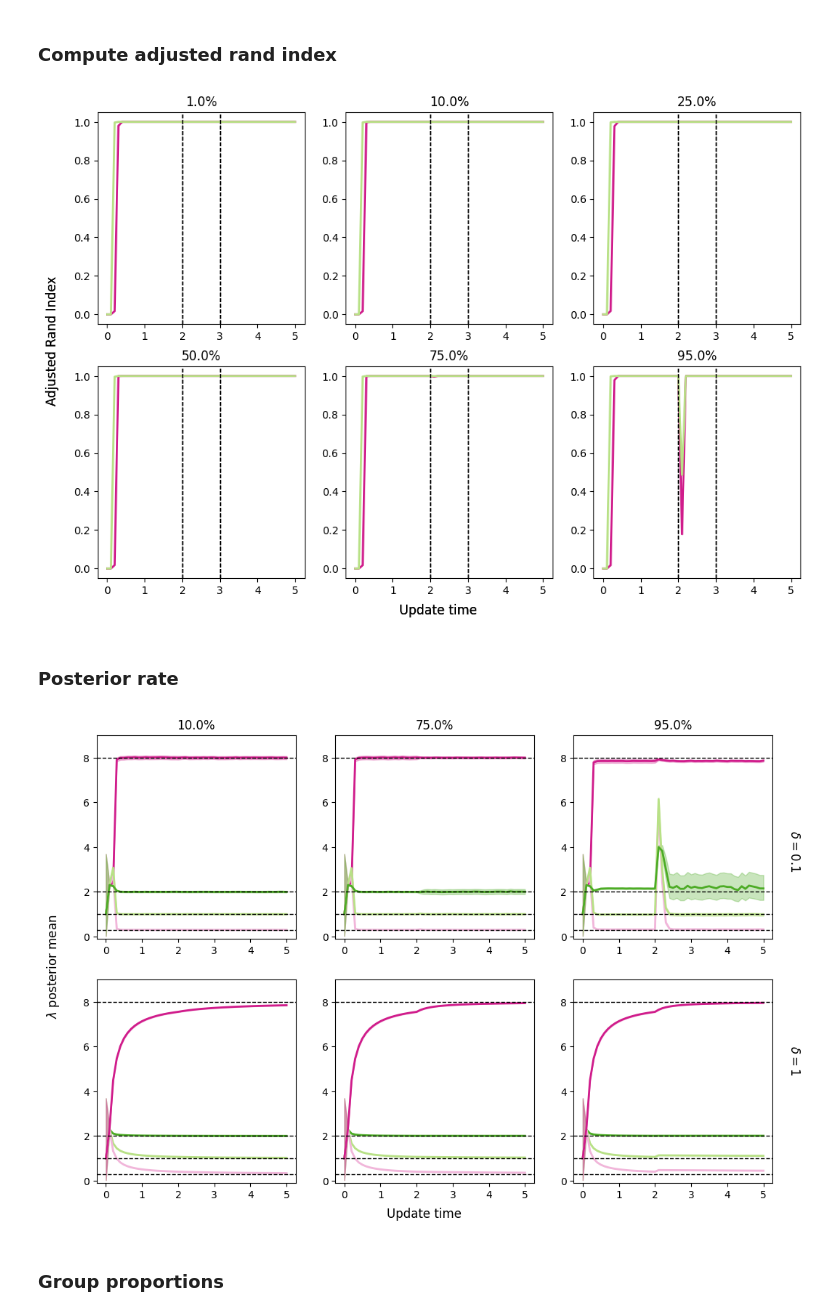
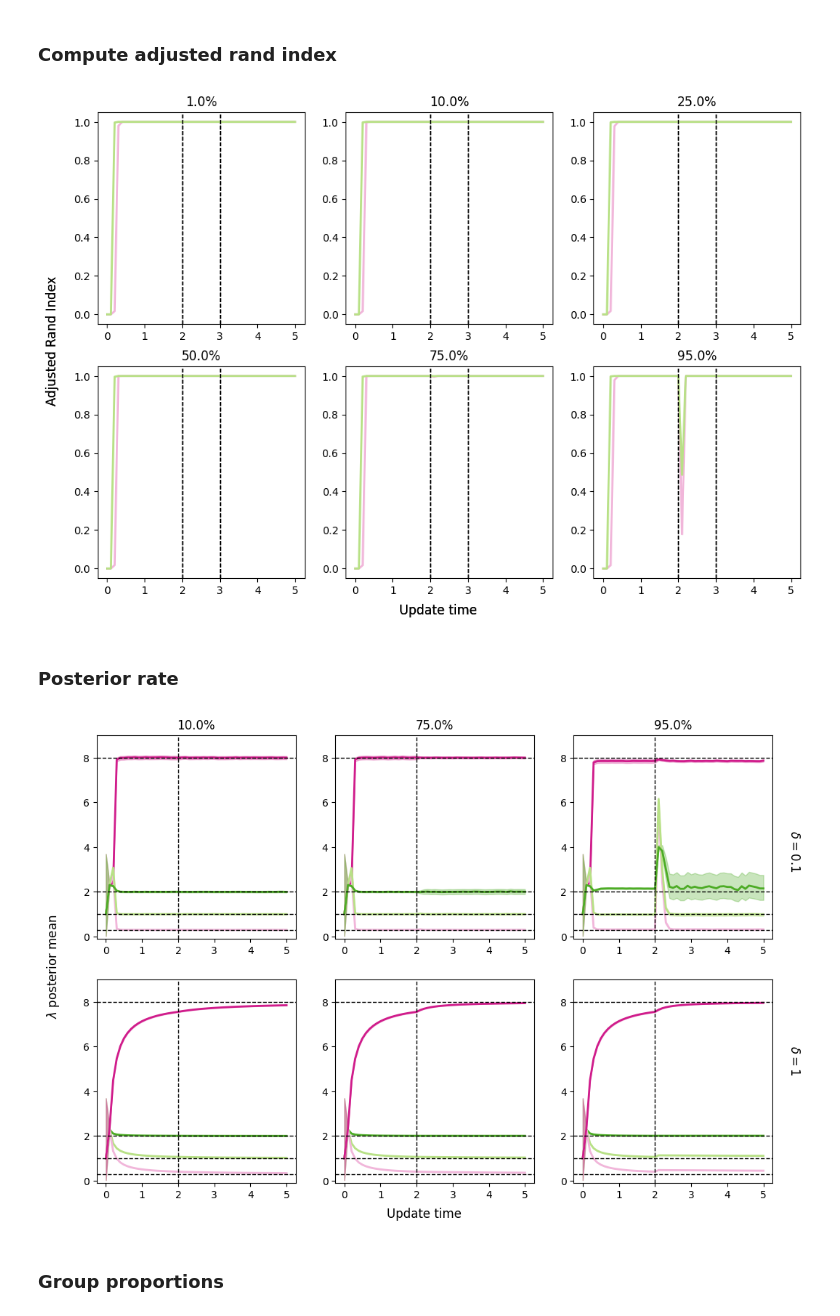
Before and after one commit to joshcorneck/dynamicBHPP, a Jupyter notebook: analyses/simulation_studies/simulation_output/simulation_study_1/output_analysis_1.ipynb, the cells around one changed output. Saved outputs shown, nothing was run; the diff lists cells and outputs as text; code cells hidden in the pictures.

Commit message:
To make plots

```diff
--- a/analyses/simulation_studies/simulation_output/simulation_study_1/output_analysis_1.ipynb
+++ b/analyses/simulation_studies/simulation_output/simulation_study_1/output_analysis_1.ipynb
@@ -142,35 +142,37 @@ for sim in range(14):
 fig, axs = plt.subplots(2, 3, figsize=(12, 8))
 
 row_counter = -1
 prop_swap = [0.01, 0.1, 0.25, 0.5, 0.75, 0.95]
 group_1_count = -1
 for i in range(2):
     for j in range(3):
         group_1_count += 1
         for delta in [0.1, 1]:
             index = df_ARI[
                         (df_ARI['delta'] == delta)
                         &
                         (df_ARI['prop_swap'] == prop_swap[group_1_count])
                         ].index[0]
             ARI_data = df_ARI.loc[index, ['ARI']]
             temp_array = np.array([np.array(entry) for entry in ARI_data['ARI']])
             mean_ARI = temp_array.mean(axis=0)
             if delta == 0.1:
-                axs[i,j].plot(np.arange(0, 5 + 0.1, 0.1), mean_ARI, color = colours[0],
+                axs[i,j].plot(np.arange(0, 5 + 0.1, 0.1), mean_ARI, color = colours[1],
                               linewidth=2)
                 axs[i,j].set_title(fr"{prop_swap[group_1_count] * 100}%", fontsize=12)
             if delta == 1:
                 axs[i,j].plot(np.arange(0, 5 + 0.1, 0.1), mean_ARI, color = colours[2],
                               linewidth=2)
                 axs[i,j].set_title(fr"{prop_swap[group_1_count] * 100}%", fontsize=12)
             axs[i,j].axvline(x=2, linestyle='--', linewidth=1, color='black')
             axs[i,j].axvline(x=3, linestyle='--', linewidth=1, color='black')
 
     fig.text(0.5, 0.05, 'Update time', ha='center', fontsize=12)
     fig.text(0.075, 0.4, 'Adjusted Rand Index', ha='center', rotation='vertical', fontsize=12)
+
+plt.savefig("analyses/simulation_studies/simulation_output/simulation_study_1/plots/ARI_time.pdf")
 # %% [output]
-[figure, old version]
+[figure, new version]
 # %% [markdown]
 ### Posterior rate
 # %%
@@ -228,13 +230,17 @@ for i, delta in enumerate([0.1, 1]):
         axs[i,j].set_ylim([-0.1, 9])
         for y in [2.0, 1.0, 0.3, 8.0]:
             axs[i,j].axhline(y, linewidth=1, linestyle='--', color='black')
+        for x in [2]:
+            axs[i,j].axvline(x, linewidth=1, linestyle='--', color='black')
 
 fig.text(0.5, 0.05, 'Update time', ha='center', fontsize=12)
 fig.text(0.075, 0.4, r'$\lambda$ posterior mean', ha='center', rotation='vertical', fontsize=12)
 fig.text(0.925, 0.65, r'$\delta = 0.1$', ha='center', rotation=-90, fontsize=12)
 fig.text(0.925, 0.3, r'$\delta = 1$', ha='center', rotation=-90, fontsize=12);
+
+plt.savefig("analyses/simulation_studies/simulation_output/simulation_study_1/plots/posterior_means.pdf")
 # %% [output]
-[figure, old version]
+[figure, new version]
 # %% [markdown]
 ### Group proportions
 # %%
```
Also changed, not shown: parts of 2 cells of this notebook, 12 other files.
